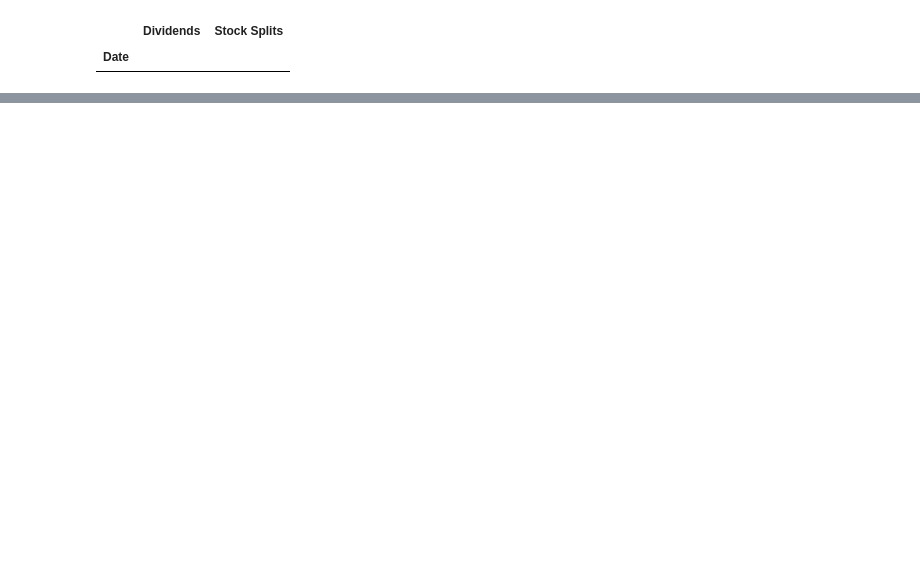
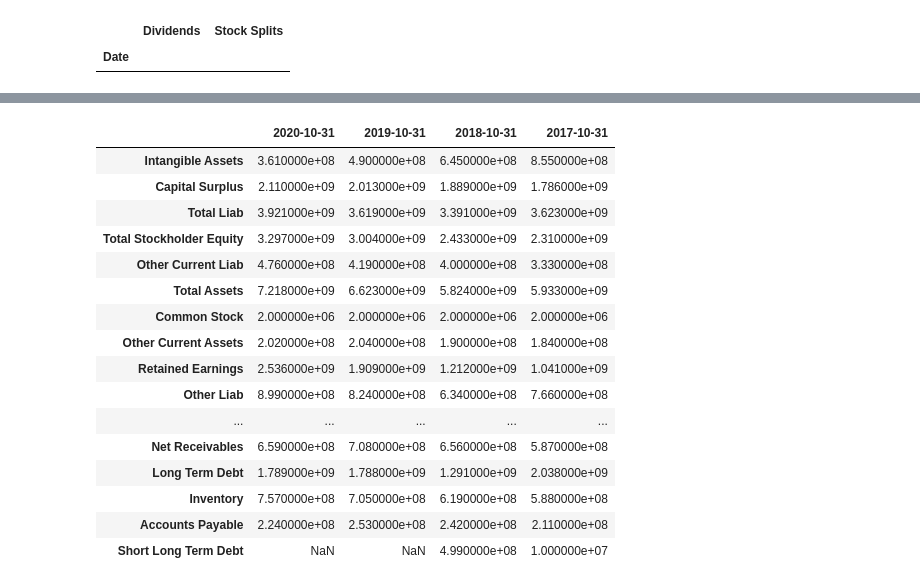
Before and after one commit to gt6334a/pystocks, a Jupyter notebook: yfinance.ipynb, the cells around one changed output, grey strips where cells are left out. Drawn from its saved outputs; the diff is of its cells as text; code cells hidden in the pictures; blank space fills up the shorter version.

Commit message:
updated that yfinance cashflow and balance_sheet functions work now

```diff
--- a/yfinance.ipynb
+++ b/yfinance.ipynb
@@ -61,0 +96,20 @@ keys.quarterly_financials
+# %%
+keys.balance_sheet
+# %% [output]
+|  | 2020-10-31 | 2019-10-31 | 2018-10-31 | 2017-10-31 |
+| Intangible Assets | 3.610000e+08 | 4.900000e+08 | 6.450000e+08 | 8.550000e+08 |
+| Capital Surplus | 2.110000e+09 | 2.013000e+09 | 1.889000e+09 | 1.786000e+09 |
+| Total Liab | 3.921000e+09 | 3.619000e+09 | 3.391000e+09 | 3.623000e+09 |
+| Total Stockholder Equity | 3.297000e+09 | 3.004000e+09 | 2.433000e+09 | 2.310000e+09 |
+| Other Current Liab | 4.760000e+08 | 4.190000e+08 | 4.000000e+08 | 3.330000e+08 |
+| Total Assets | 7.218000e+09 | 6.623000e+09 | 5.824000e+09 | 5.933000e+09 |
+| Common Stock | 2.000000e+06 | 2.000000e+06 | 2.000000e+06 | 2.000000e+06 |
+| Other Current Assets | 2.020000e+08 | 2.040000e+08 | 1.900000e+08 | 1.840000e+08 |
+| Retained Earnings | 2.536000e+09 | 1.909000e+09 | 1.212000e+09 | 1.041000e+09 |
+| Other Liab | 8.990000e+08 | 8.240000e+08 | 6.340000e+08 | 7.660000e+08 |
+| ... | ... | ... | ... | ... |
+| Net Receivables | 6.590000e+08 | 7.080000e+08 | 6.560000e+08 | 5.870000e+08 |
+| Long Term Debt | 1.789000e+09 | 1.788000e+09 | 1.291000e+09 | 2.038000e+09 |
+| Inventory | 7.570000e+08 | 7.050000e+08 | 6.190000e+08 | 5.880000e+08 |
+| Accounts Payable | 2.240000e+08 | 2.530000e+08 | 2.420000e+08 | 2.110000e+08 |
+| Short Long Term Debt | NaN | NaN | 4.990000e+08 | 1.000000e+07 |
```
Also changed, not shown: parts of 4 cells of this notebook, 1 other file.
